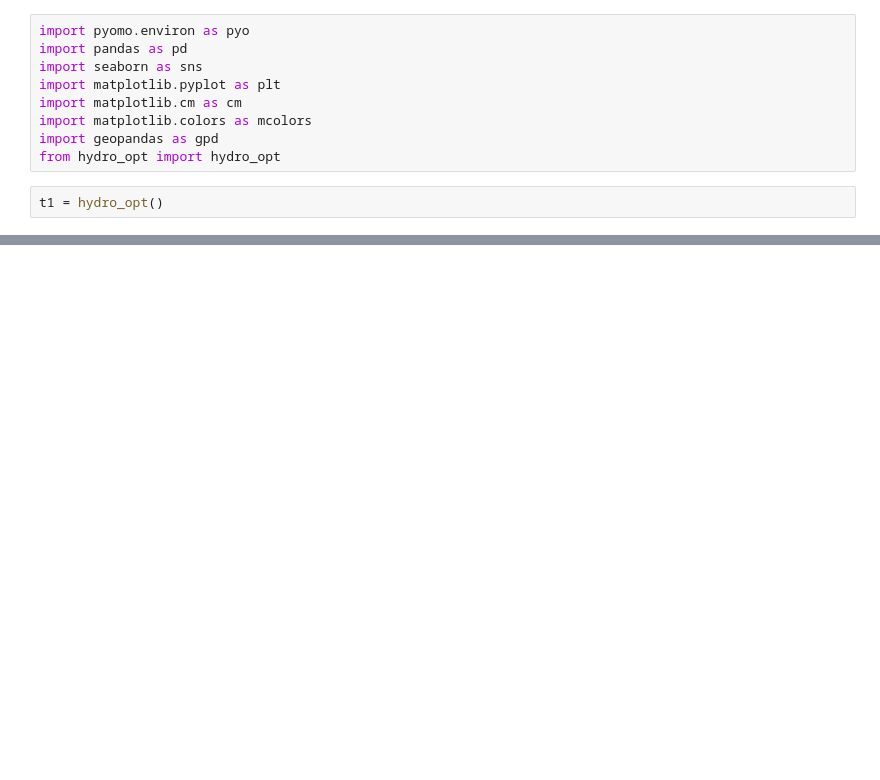
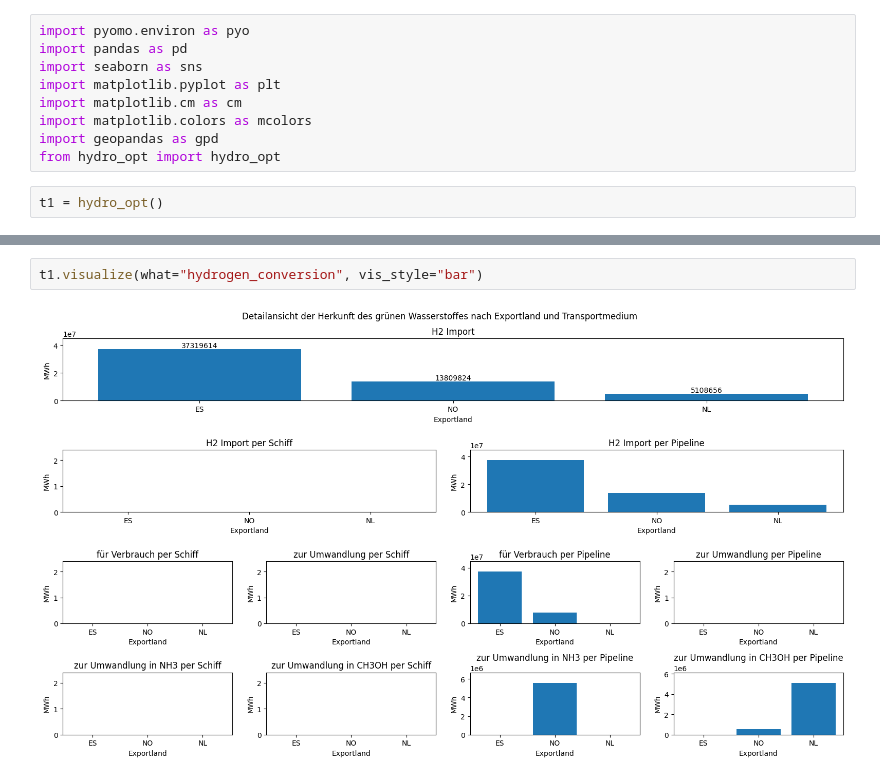
Before and after one commit to FaKurz/hydro_opt, a Jupyter notebook: demonstration.ipynb, the cells around one changed output, grey strips where cells are left out. Cells and saved outputs as stored; diff of their text form; blank space fills up the shorter version.

```diff
--- a/demonstration.ipynb
+++ b/demonstration.ipynb
@@ -35,0 +59,4 @@ class hydro_opt(builtins.object)
+# %%
+t1.visualize(what="hydrogen_conversion", vis_style="bar")
+# %% [output]
+[figure, added]
```
Also changed, not shown: parts of 8 cells of this notebook, 2 other files.
